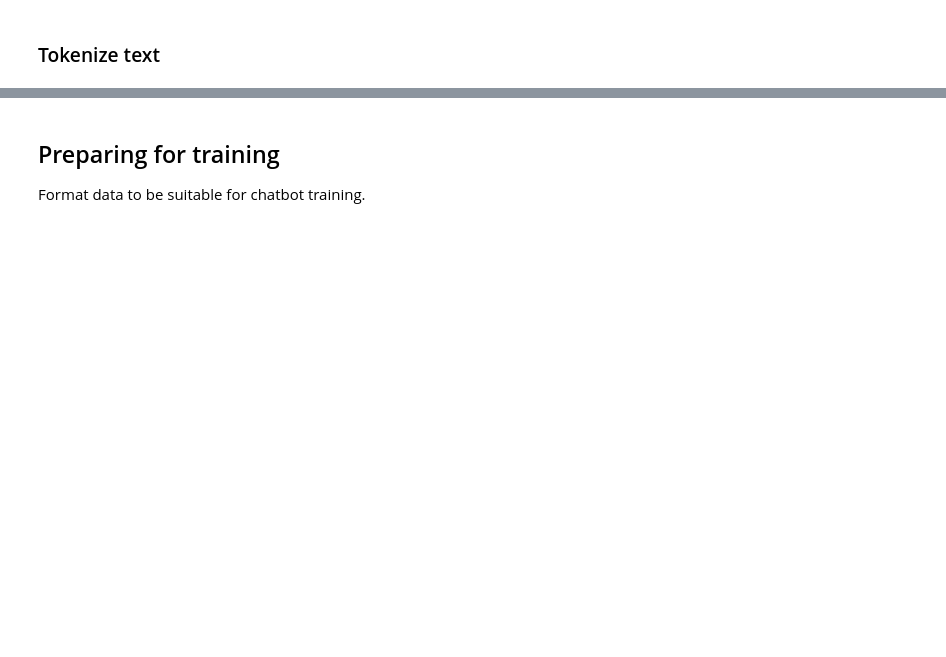
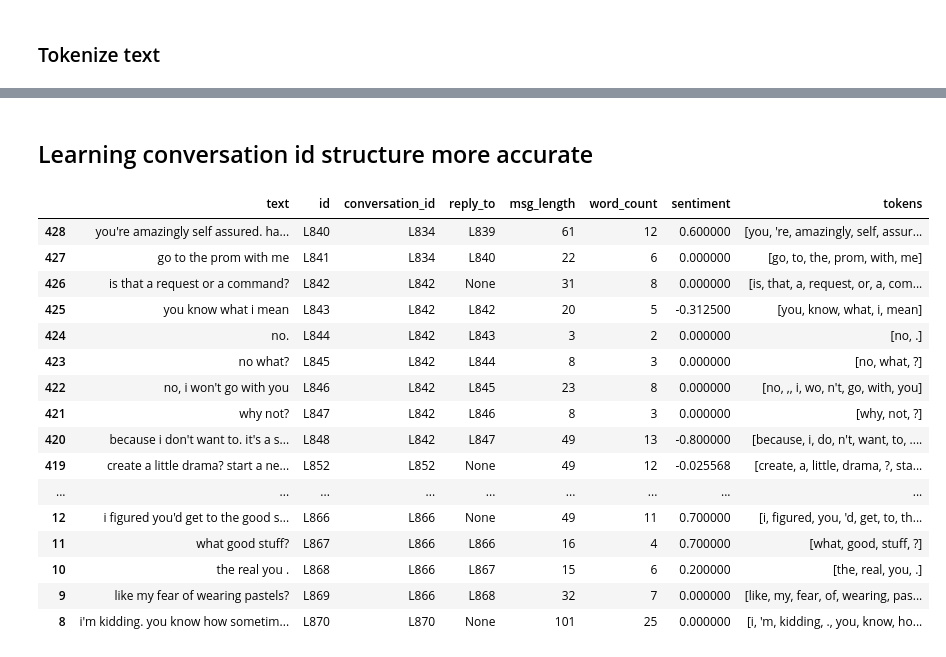
Before and after one commit to Tomas4python/chatbot, a Jupyter notebook: 01_preprocess_dataset-keras.ipynb, the cells around one changed output, grey strips where cells are left out. Saved outputs shown, nothing was run; the diff lists cells and outputs as text; code cells hidden in the pictures; blank space fills up the shorter version.

```diff
--- a/01_preprocess_dataset.ipynb
+++ b/01_preprocess_dataset-keras.ipynb
@@ -423,8 +481,8 @@ it was warmer than i thought it would be, and the skin was softer than it looked
 # %% [markdown]
 ### Remove punctuation
 # %%
-import string
-conversations.loc[:, 'text'] = conversations['text'].apply(lambda x: x.translate(str.maketrans('', '', string.punctuation)))
-long_messages = conversations[conversations['msg_length'] > 300]
-sampled_text = long_messages.sample(1)['text'].iloc[0]
-print(sampled_text)
+# import string
+# conversations.loc[:, 'text'] = conversations.loc[:, 'text'].apply(lambda x: x.translate(str.maketrans('', '', string.punctuation)))
+# long_messages = conversations[conversations['msg_length'] > 300]
+# sampled_text = long_messages.sample(1)['text'].iloc[0]
+# print(sampled_text)
@@ -535,3 +559,25 @@ conversations[1200: 1210]
-# %% [markdown]
-## Preparing for training
-Format data to be suitable for chatbot training.
+# %% [markdown]
+## Learning conversation id structure more accurate
+# %%
+filtered_sorted_conversations = conversations[conversations['id'].apply(lambda x: 840 <= int(x[1:]) <= 870 if x[1:].isdigit() else False)
+].sort_values(by='id', key=lambda x: x.str.extract('(\d+)', expand=False).astype(int))
+
+filtered_sorted_conversations
+# %% [output]
+|  | text | id | conversation_id | reply_to | msg_length | word_count | sentiment | tokens |
+| 428 | you're amazingly self assured. ha... | L840 | L834 | L839 | 61 | 12 | 0.600000 | [you, 're, amazingly, self, assur... |
+| 427 | go to the prom with me | L841 | L834 | L840 | 22 | 6 | 0.000000 | [go, to, the, prom, with, me] |
+| 426 | is that a request or a command? | L842 | L842 | None | 31 | 8 | 0.000000 | [is, that, a, request, or, a, com... |
+| 425 | you know what i mean | L843 | L842 | L842 | 20 | 5 | -0.312500 | [you, know, what, i, mean] |
+| 424 | no. | L844 | L842 | L843 | 3 | 2 | 0.000000 | [no, .] |
+| 423 | no what? | L845 | L842 | L844 | 8 | 3 | 0.000000 | [no, what, ?] |
+| 422 | no, i won't go with you | L846 | L842 | L845 | 23 | 8 | 0.000000 | [no, ,, i, wo, n't, go, with, you] |
+| 421 | why not? | L847 | L842 | L846 | 8 | 3 | 0.000000 | [why, not, ?] |
+| 420 | because i don't want to. it's a s... | L848 | L842 | L847 | 49 | 13 | -0.800000 | [because, i, do, n't, want, to, .... |
+| 419 | create a little drama? start a ne... | L852 | L852 | None | 49 | 12 | -0.025568 | [create, a, little, drama, ?, sta... |
+| ... | ... | ... | ... | ... | ... | ... | ... | ... |
+| 12 | i figured you'd get to the good s... | L866 | L866 | None | 49 | 11 | 0.700000 | [i, figured, you, 'd, get, to, th... |
+| 11 | what good stuff? | L867 | L866 | L866 | 16 | 4 | 0.700000 | [what, good, stuff, ?] |
+| 10 | the real you . | L868 | L866 | L867 | 15 | 6 | 0.200000 | [the, real, you, .] |
+| 9 | like my fear of wearing pastels? | L869 | L866 | L868 | 32 | 7 | 0.000000 | [like, my, fear, of, wearing, pas... |
+| 8 | i'm kidding. you know how sometim... | L870 | L870 | None | 101 | 25 | 0.000000 | [i, 'm, kidding, ., you, know, ho... |
```
Also changed, not shown: parts of 46 cells of this notebook, 2 other files.
